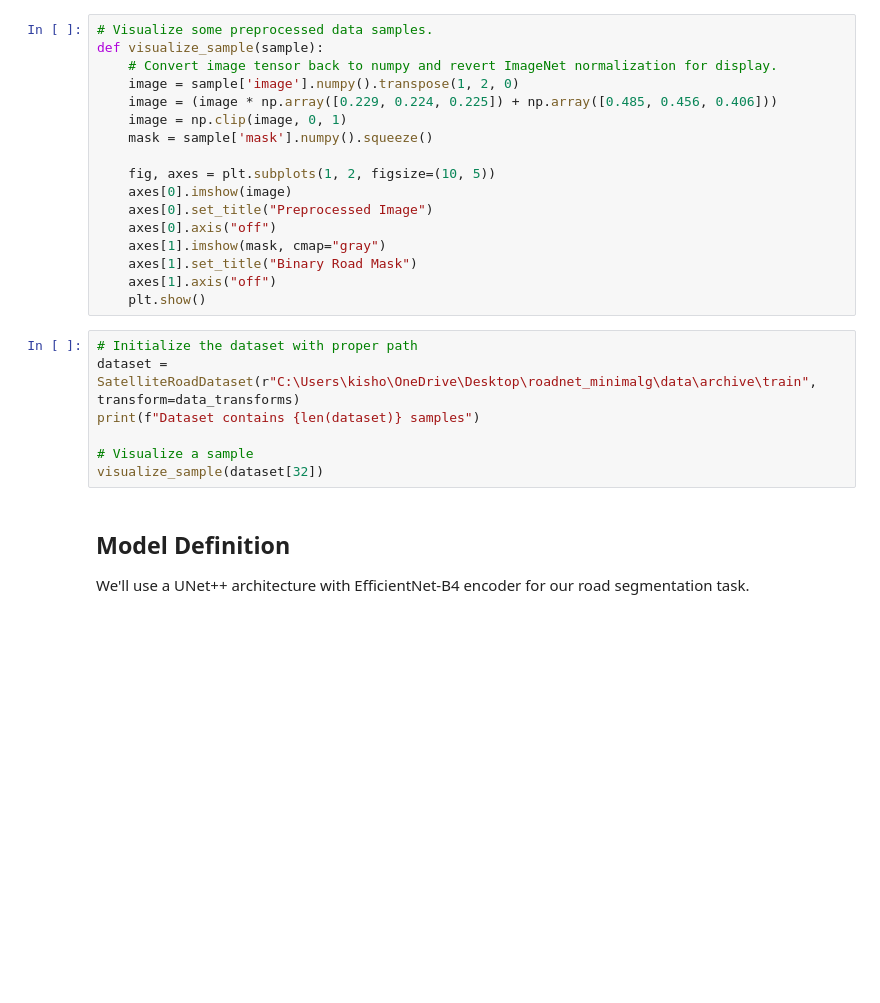
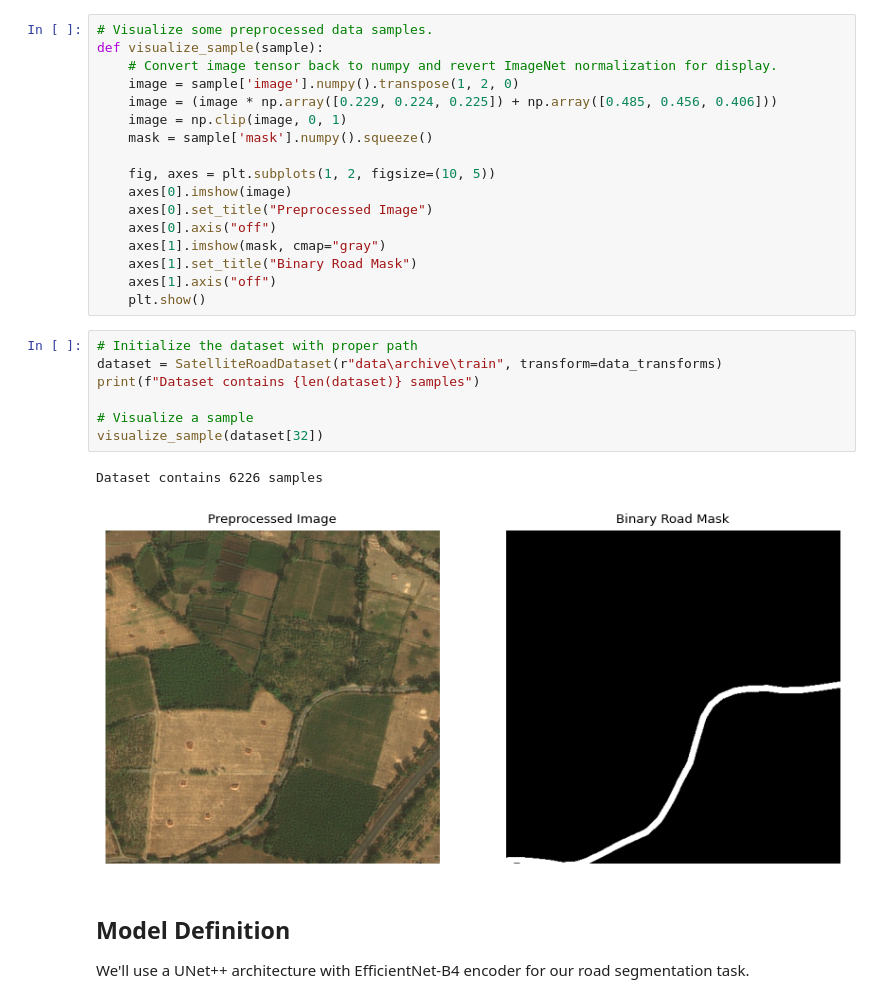
Before and after one commit to Zburgers/road-network-analysis, a Jupyter notebook: main.ipynb, the cells around one changed output. Drawn from its saved outputs; the diff is of its cells as text; blank space fills up the shorter version.

Commit message:
New model training code

```diff
--- a/main.ipynb
+++ b/main.ipynb
@@ -174,11 +176,14 @@ def visualize_sample(sample):
     plt.show()
 # %%
 # Initialize the dataset with proper path
-dataset = SatelliteRoadDataset(r"C:\Users\kisho\OneDrive\Desktop\roadnet_minimalg\data\archive\train", transform=data_transforms)
+dataset = SatelliteRoadDataset(r"data\archive\train", transform=data_transforms)
 print(f"Dataset contains {len(dataset)} samples")
 
 # Visualize a sample
 visualize_sample(dataset[32])
+# %% [output]
+Dataset contains 6226 samples
+[figure, added]
 # %% [markdown]
 ## Model Definition
 
```
Also changed, not shown: parts of 6 cells of this notebook, 1 other file.
